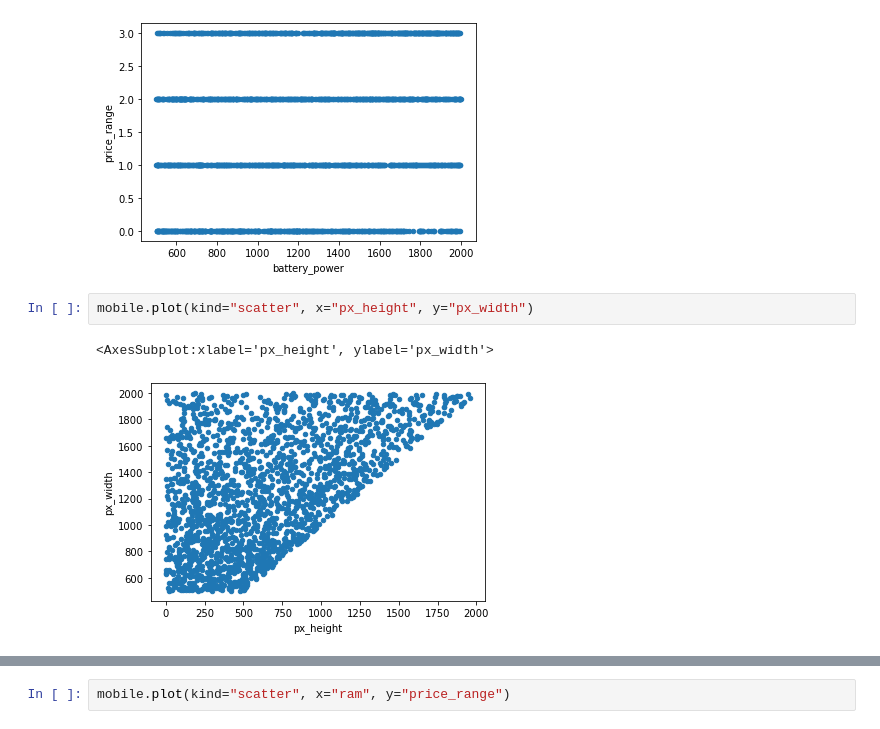
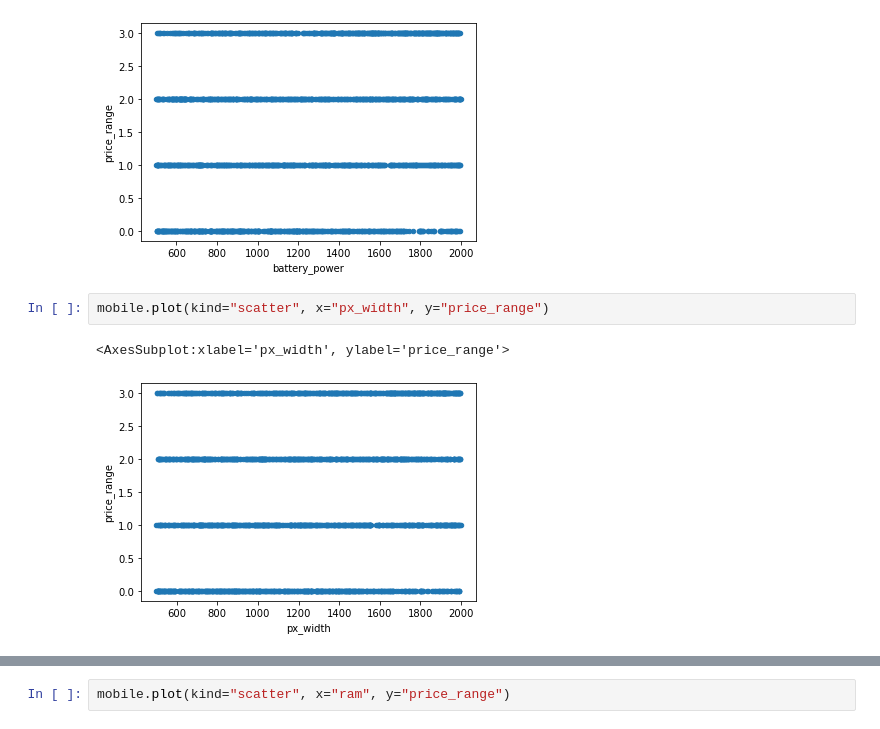
Before and after one commit to na2007/F20DL, a Jupyter notebook: Coursework.ipynb, the cells around one changed output, grey strips where cells are left out. Saved outputs shown, nothing was run; the diff lists cells and outputs as text.

```diff
--- a/Coursework.ipynb
+++ b/Coursework.ipynb
@@ -104,7 +106,7 @@ mobile.plot(kind="scatter", x="battery_power", y="price_range")
 <AxesSubplot:xlabel='battery_power', ylabel='price_range'>
 [figure]
 # %%
-mobile.plot(kind="scatter", x="px_height", y="px_width")
+mobile.plot(kind="scatter", x="px_width", y="price_range")
 # %% [output]
-<AxesSubplot:xlabel='px_height', ylabel='px_width'>
+<AxesSubplot:xlabel='px_width', ylabel='price_range'>
-[figure, old version]
+[figure, new version]
```
Also changed, not shown: parts of 26 cells of this notebook.
